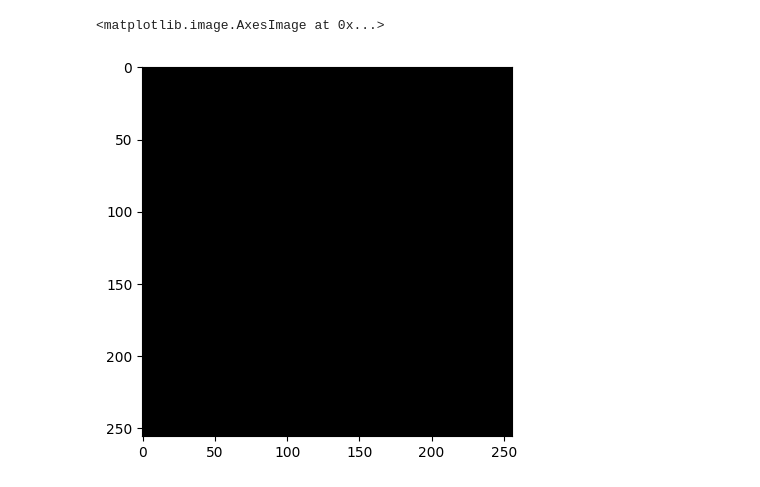
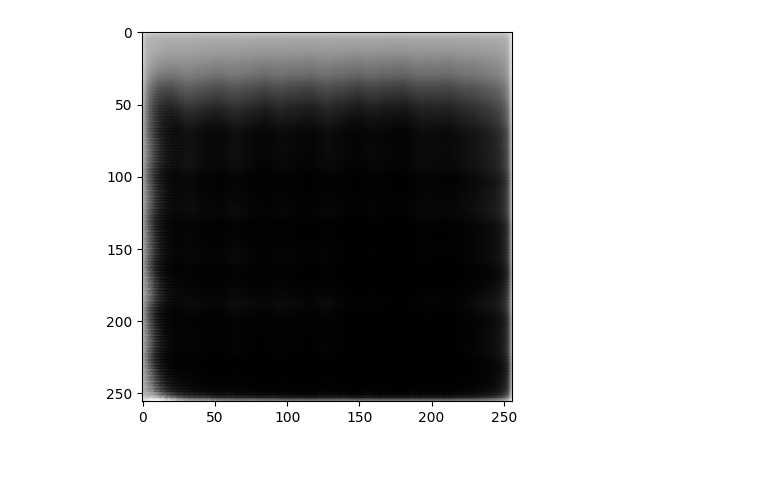
Before and after one commit to edcogue/breast-mammography-detection, a Jupyter notebook: data_augmentation/Conditional GAN Mammographies.ipynb, the cells around one changed output. Saved outputs shown, nothing was run; the diff lists cells and outputs as text; code cells hidden in the pictures.

```diff
--- a/data_augmentation/Conditional GAN Mammographies.ipynb
+++ b/data_augmentation/Conditional GAN Mammographies.ipynb
@@ -22,7 +23,7 @@ batch_size = 4
 num_channels = 1
 num_classes = 8
 image_size = 256
-latent_dim = 3
+latent_dim = 128
 # %%
 dataset = tf.data.Dataset.from_generator(loader.classification_generator(output_size=image_size,
                                                                          classify_types=True,
@@ -258,4 +306,6 @@ Epoch 2/15
 # We first extract the trained generator from our Conditiona GAN.
 trained_gen = cond_gan.generator
 
-trained_gen.save("trained_conditional_gan")
+model_name=f'./mammographies_gan_{datetime.now().strftime("%d%m%Y_%H%M%S")}'
+
+trained_gen.save(model_name)
@@ -262,4 +333,4 @@ trained_gen.save("trained_conditional_gan")
 # %%
-trained_gen = tf.keras.models.load_model("trained_conditional_gan")
+trained_gen = tf.keras.models.load_model(model_name)
 trained_gen.compile()
 # %% [output]
@@ -281,9 +343,8 @@ def generate_sample(label_ex):
     label = tf.cast(label, tf.float32)
     noise_and_label = tf.concat([interpolation_noise, label], 1)
     fake = trained_gen.predict(noise_and_label)
-    fake=fake*255
-    fake=fake.astype(np.uint8)
-    return fake*255
+    fake *= 255
+    return fake.astype(np.uint8)
 
 plt.imshow(generate_sample(0)[0], cmap="gray")
 # %% [output]
@@ -294,2 +353 @@ plt.imshow(generate_sample(0)[0], cmap="gray")
-<matplotlib.image.AxesImage at 0x...>
-[figure, old version]
+[figure, new version]
```
Also changed, not shown: parts of 12 cells of this notebook, 2 other files.
